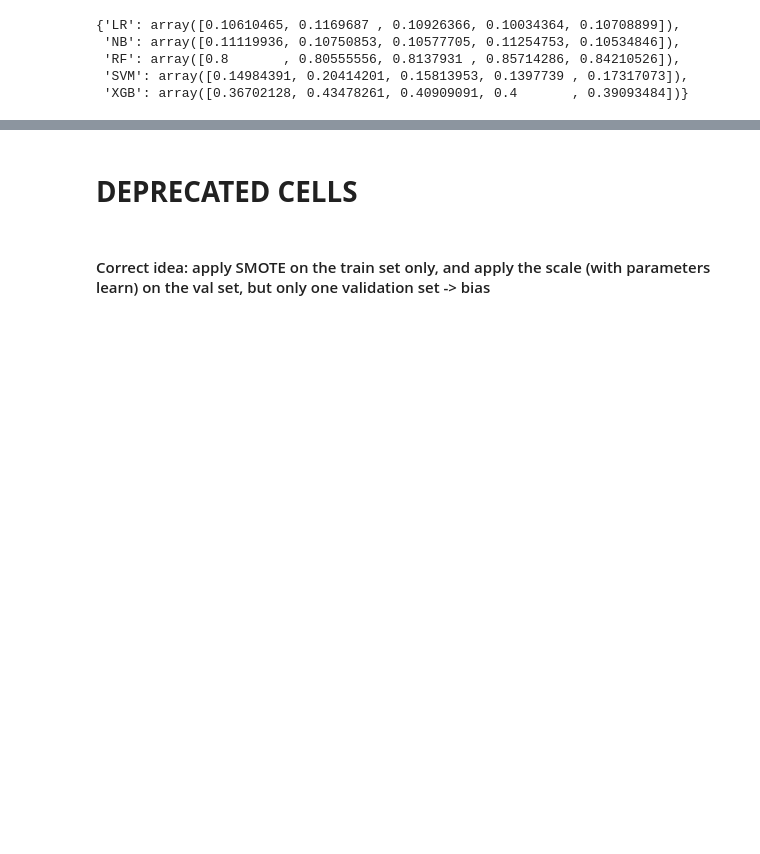
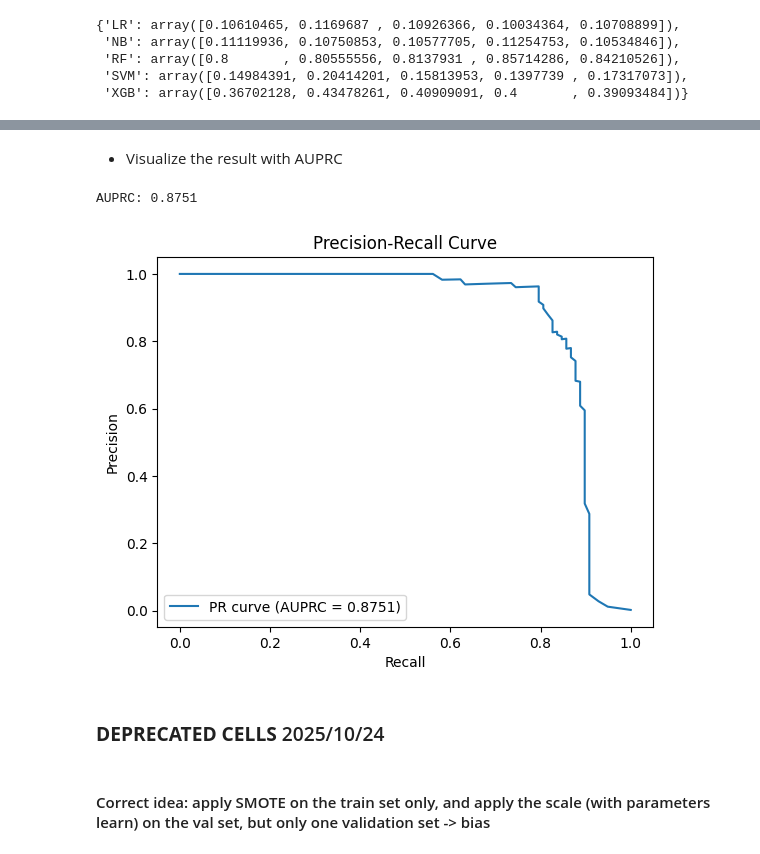
Before and after one commit to trungdung1711/credit-card-fraud-detection, a Jupyter notebook: notebooks/main.ipynb, the cells around one changed output, grey strips where cells are left out. Saved outputs shown, nothing was run; the diff lists cells and outputs as text; code cells hidden in the pictures; blank space fills up the shorter version.

```diff
--- a/notebooks/main.ipynb
+++ b/notebooks/main.ipynb
@@ -59,6 +60,23 @@ def print_df(df):
 
 def random_color():
     return "#" + "".join(random.choice("0123456789ABCDEF") for _ in range(6))
+
+def evaluate_model(y_true, y_score):
+    precision, recall, thresholds = precision_recall_curve(y_true=y_true, y_score=y_score)
+    auprc = auc(recall, precision)
+    print(f"AUPRC: {auprc:.4f}")
+
+    plt.figure()
+    plt.plot(recall, precision, label=f'PR curve (AUPRC = {auprc:.4f})')
+    plt.xlabel('Recall')
+    plt.ylabel('Precision')
+    plt.title('Precision-Recall Curve')
+    plt.legend()
+    plt.show()
+
+def save_result(obj, file_name):
+    with open(file_name, "w") as file:
+        json.dump(obj, file, indent=4)
 # %% [markdown]
 ### LOAD THE DATASET AND SIMPLE PREPROCESSING
 # %% [markdown]
@@ -209,0 +237,7 @@ pprint(SCORES)
+# %%
+random_forest_model = RandomForestClassifier(n_estimators=100, max_depth=None, random_state=42, class_weight='balanced')
+
+pipeline = get_pipeline(random_forest_model)
+
+pipeline.fit(X=X_train, y=y_train)
+y_pred = pipeline.predict(X=X_test)
@@ -210,5 +263,13 @@ pprint(SCORES)
+# %% [markdown]
+- Visualize the result with AUPRC
+# %%
+y_score = pipeline.predict_proba(X=X_test)[:, 1]
+evaluate_model(y_true=y_test, y_score=y_score)
+# %% [output]
+AUPRC: 0.8751
+[figure, added]
 # %% [markdown]
-# __DEPRECATED CELLS__
+### __DEPRECATED CELLS__ 2025/10/24
 # %% [markdown]
 #### Correct idea: apply SMOTE on the train set only, and apply the scale (with parameters learn) on the val set, but only one validation set -> bias
 # %% [markdown]
```
Also changed, not shown: parts of 13 cells of this notebook, 1 other file.
